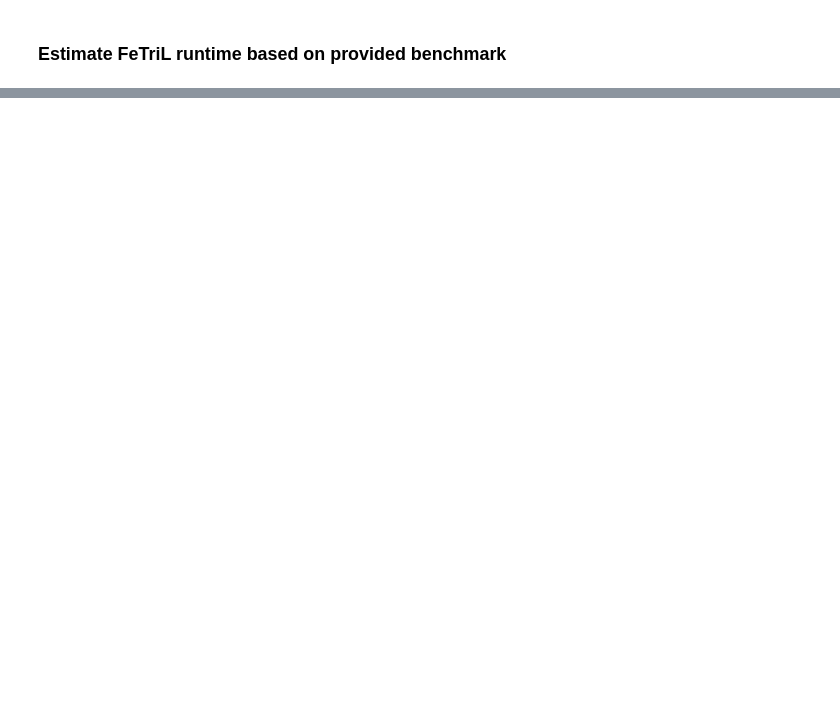
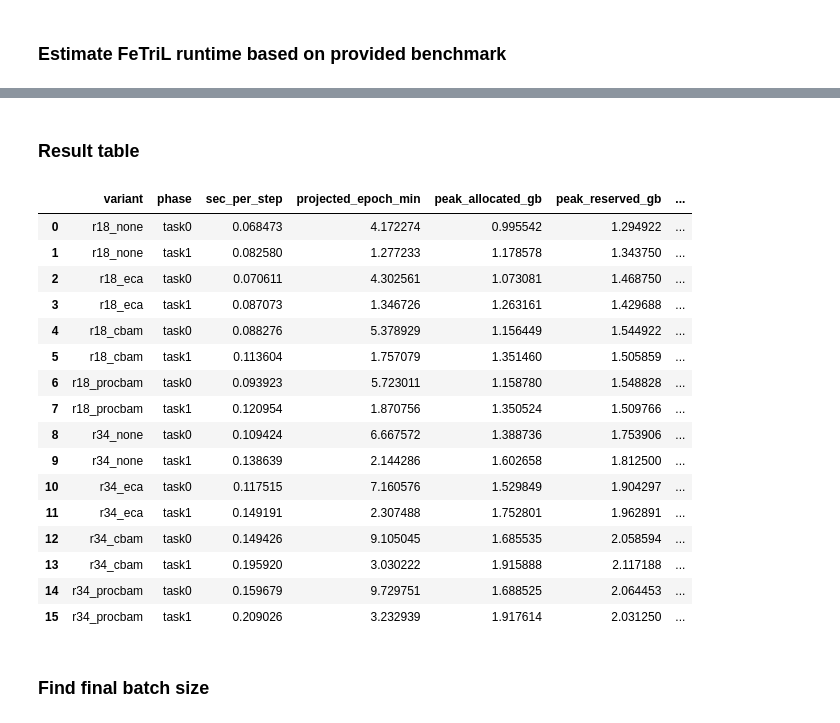
Before and after one commit to Zuka-Nakirigumi/Skripsi, a Jupyter notebook: notebooks/06_single_experiment.ipynb, the cells around one changed output, grey strips where cells are left out. Drawn from its saved outputs; the diff is of its cells as text; code cells hidden in the pictures; blank space fills up the shorter version.

```diff
--- a/notebooks/06_single_experiment.ipynb
+++ b/notebooks/06_single_experiment.ipynb
@@ -2093,0 +4080,43 @@ Estimated FeTrIL AID GPU-hours:
+# %% [markdown]
+### Result table
+# %%
+pass_benchmark_df = (
+    pd.DataFrame(
+        pass_benchmark_results
+    )
+)
+
+
+display(
+    pass_benchmark_df[
+        [
+            "variant",
+            "phase",
+            "sec_per_step",
+            "projected_epoch_min",
+            "peak_allocated_gb",
+            "peak_reserved_gb",
+            "attention_grad_params",
+        ]
+    ]
+)
+# %% [output]
+|  | variant | phase | sec_per_step | projected_epoch_min | peak_allocated_gb | peak_reserved_gb | ... |
+| 0 | r18_none | task0 | 0.068473 | 4.172274 | 0.995542 | 1.294922 | ... |
+| 1 | r18_none | task1 | 0.082580 | 1.277233 | 1.178578 | 1.343750 | ... |
+| 2 | r18_eca | task0 | 0.070611 | 4.302561 | 1.073081 | 1.468750 | ... |
+| 3 | r18_eca | task1 | 0.087073 | 1.346726 | 1.263161 | 1.429688 | ... |
+| 4 | r18_cbam | task0 | 0.088276 | 5.378929 | 1.156449 | 1.544922 | ... |
+| 5 | r18_cbam | task1 | 0.113604 | 1.757079 | 1.351460 | 1.505859 | ... |
+| 6 | r18_procbam | task0 | 0.093923 | 5.723011 | 1.158780 | 1.548828 | ... |
+| 7 | r18_procbam | task1 | 0.120954 | 1.870756 | 1.350524 | 1.509766 | ... |
+| 8 | r34_none | task0 | 0.109424 | 6.667572 | 1.388736 | 1.753906 | ... |
+| 9 | r34_none | task1 | 0.138639 | 2.144286 | 1.602658 | 1.812500 | ... |
+| 10 | r34_eca | task0 | 0.117515 | 7.160576 | 1.529849 | 1.904297 | ... |
+| 11 | r34_eca | task1 | 0.149191 | 2.307488 | 1.752801 | 1.962891 | ... |
+| 12 | r34_cbam | task0 | 0.149426 | 9.105045 | 1.685535 | 2.058594 | ... |
+| 13 | r34_cbam | task1 | 0.195920 | 3.030222 | 1.915888 | 2.117188 | ... |
+| 14 | r34_procbam | task0 | 0.159679 | 9.729751 | 1.688525 | 2.064453 | ... |
+| 15 | r34_procbam | task1 | 0.209026 | 3.232939 | 1.917614 | 2.031250 | ... |
+# %% [markdown]
+### Find final batch size
```
Also changed, not shown: parts of 80 cells of this notebook, 5 other files.
